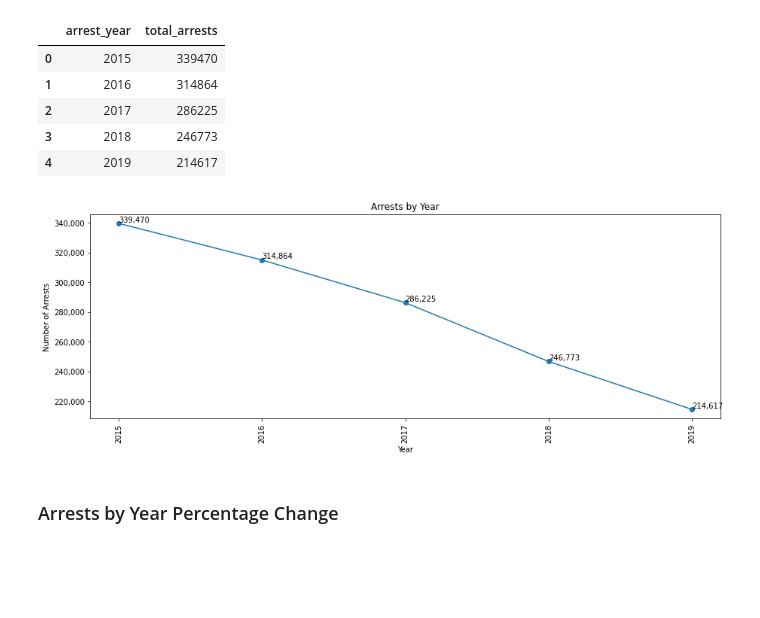
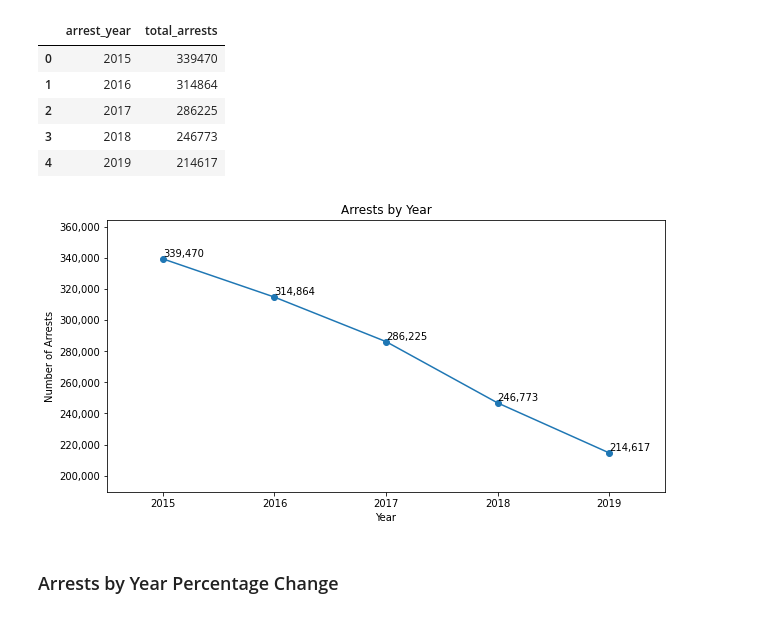
Before and after one commit to AmitSamra/NYC_Crime, a Jupyter notebook: nyc_crime_python.ipynb, the cells around one changed output. Saved outputs shown, nothing was run; the diff lists cells and outputs as text; code cells hidden in the pictures; blank space fills up the shorter version.

Commit message:
Fixed scaling issue with plots

```diff
--- a/nyc_crime_python.ipynb
+++ b/nyc_crime_python.ipynb
@@ -75,7 +75,7 @@ longitude numeric(15,10)
 start_year=2015
 end_year=2019
 
-for i in range(start_year, end_year+1, 1):
+#for i in range(start_year, end_year+1, 1):
 
     results = client.get("8h9b-rp9u", where="arrest_date between "+"'"+str(i)+"-01-01'"+" and "+"'"+str(i)+"-12-31'", limit=10000000)
     results_df = pd.DataFrame.from_records(results)
@@ -386,29 +386,30 @@ df_year
 | 3 | 2018 | 246773 |
 | 4 | 2019 | 214617 |
 # %%
-fig, ax = plt.subplots(figsize=(15, 5))
+fig, ax = plt.subplots(figsize=(10, 5))
 ax.plot(df_year.arrest_year, df_year.total_arrests, marker='o')
 ax.set_xlabel("Year")
 ax.set_ylabel("Number of Arrests")
 ax.set_title("Arrests by Year")
 plt.xticks([x for x in df_year.arrest_year])
-plt.xticks(rotation = 90)
+plt.xticks(rotation=0)
 
 #for i,j in df_arrests_year.items():
 #    ax.annotate(j, xy=(i,j))
 
 for i,j in zip(df_year.arrest_year, df_year.total_arrests):
     ax.annotate(format(j,','), xy=(i,j), va='bottom', ha='left')
 
 ax.yaxis.set_major_formatter(
     ticker.FuncFormatter(lambda y, p: format(int(y), ','))
 )
 
+plt.xlim(min(df_year.arrest_year)-.5,max(df_year.arrest_year)+.5)
+plt.ylim(min(df_year.total_arrests)-25000,max(df_year.total_arrests)+25000)
+
 plt.show()
-
-# ? How can I make this neater?
 # %% [output]
-[figure, old version]
+[figure, new version]
 # %% [markdown]
 ### Arrests by Year Percentage Change
 # %%
```
Also changed, not shown: parts of 8 cells of this notebook.
